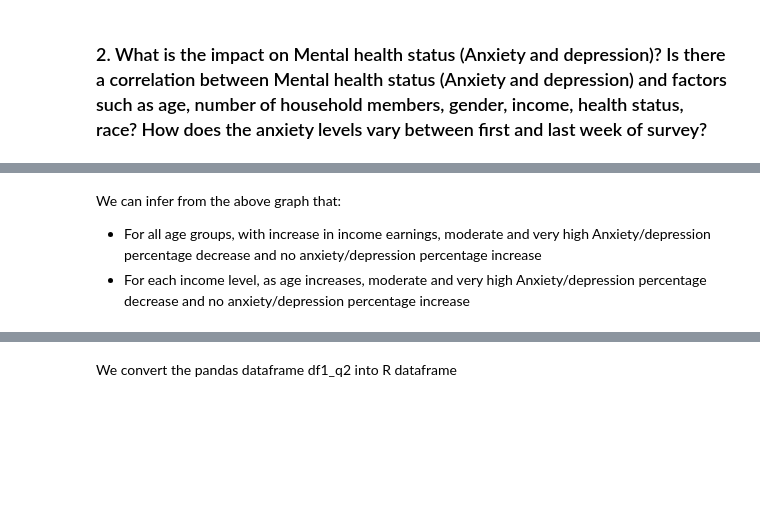
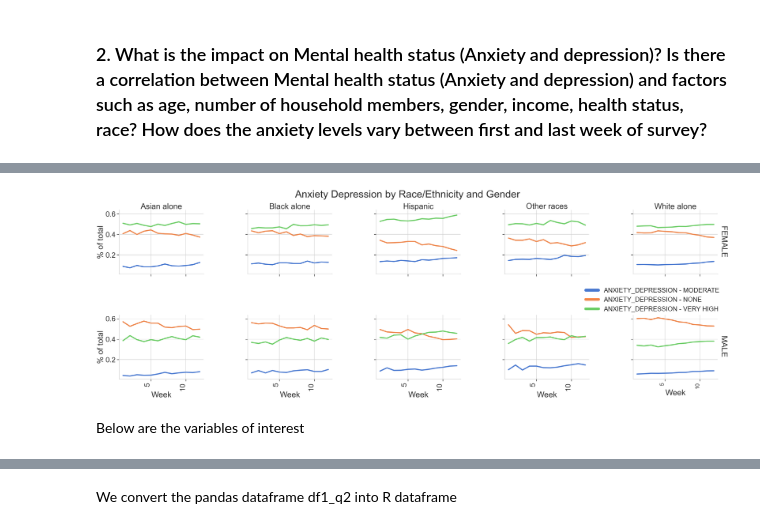
Before and after one commit to lakshmi2688/COVID_Impact_on_US_Households, a Jupyter notebook: src/Analysis.ipynb, the cells around one changed output, grey strips where cells are left out. Saved outputs shown, nothing was run; the diff lists cells and outputs as text; code cells hidden in the pictures; blank space fills up the shorter version.

```diff
--- a/src/Analysis.ipynb
+++ b/src/Analysis.ipynb
@@ -356,21 +550,0 @@ df1_mental
-# %%
-plt.figure(figsize=(40, 25))
-sns.set_context("notebook", font_scale=5, rc={"lines.linewidth":2})
-
-#graph = sns.barplot(x="WEEK", y="per", hue='INDICATOR', edgecolor='black',linewidth=.5,data=df1_hlth_anx_pivot)
-graph = sns.lineplot(x="WEEK", y="VALUE", hue='INDICATOR', legend="full", marker=True,linewidth=9,data=df1_mental)
-
-graph.set(xlabel='Week', ylabel="% of Total participants", title='Mental Health Indicators')
-
-
-leg = plt.legend(bbox_to_anchor=(1.05, 1), loc=2, borderaxespad=0.,fontsize=30)
-
-
-for legobj in leg.legendHandles:
-    legobj.set_linewidth(9.0)
-
-
-plt.tight_layout()
-
-graph.savefig('C:/Users/Lakshmi/Desktop/UW DataScience application/Data 512/Final project pictures/AllMentalIndicators.jpg')
-plt.show(graph);
@@ -479,36 +677,33 @@ df1_mental_all.reset_index(drop=True);
 # %%
-sns.set_context("poster", font_scale=1.7, rc={"lines.linewidth":6})
+sns.set_context("poster", font_scale=1.8, rc={"lines.linewidth":6})
 
 graph = sns.FacetGrid(df1_mental_all,hue='INDICATOR', legend_out = False,
                       row='EGENDER', col='RACE_ETHNICITY', height=8, aspect=1.2, \
                       margin_titles=True,palette='muted')
 graph = (graph.map(sns.lineplot, 'WEEK', 'VALUE',ci=None))
 [plt.setp(ax.texts, text="") for ax in graph.axes.flat]
 for ax in graph.axes.flat:
     box = ax.get_position()
-    ax.set_position([box.x0,box.y0,box.width*1,box.height])
+    ax.set_position([box.x0,box.y0,box.width*0.9,box.height])
 graph.set_titles(row_template = '{row_name}', col_template = '{col_name}')
 graph = graph.set_axis_labels("Week", "% of total")
 
 graph.set_xticklabels(
     rotation=90,
     horizontalalignment='right',
 )
 
 plt.tick_params(labelsize=30)
 
 leg = plt.legend(bbox_to_anchor=(1.05, 1), loc=4, borderaxespad=0.,fontsize=35)
 
 for legobj in leg.legendHandles:
     legobj.set_linewidth(15.0)
 
 plt.suptitle("Anxiety Depression by Race/Ethnicity and Gender", fontsize=55, y=1.02)
 
 plt.tight_layout()
 graph.savefig('C:/Users/Lakshmi/Desktop/UW DataScience application/Data 512/Final project pictures/AnxietyByRaceAndGender.jpg')
 plt.show(graph)
+# %% [output]
+[figure, added]
-# %% [markdown]
-<p>We can infer from the above graph that: </p>
-<ul><li>For all age groups, with increase in income earnings, moderate and very high Anxiety/depression percentage decrease and no anxiety/depression percentage increase</li>
-<li>For each income level, as age increases, moderate and very high Anxiety/depression percentage decrease and no anxiety/depression percentage increase</li>
-</ul>
@@ -519,3 +710,5 @@ df1.info()
+# %% [markdown]
+<p>Below are the variables of interest</p>
 # %%
 vars=['EGENDER','WORRY','INTEREST','INCOMELOSS','FOOD_INSUFF',\
       'AGE_GROUP','THHLD_NUMPER','INCOME_LEV','HLTHSTATUS','RACE_ETHNICITY']
```
Also changed, not shown: parts of 150 cells of this notebook, 13 other files.
